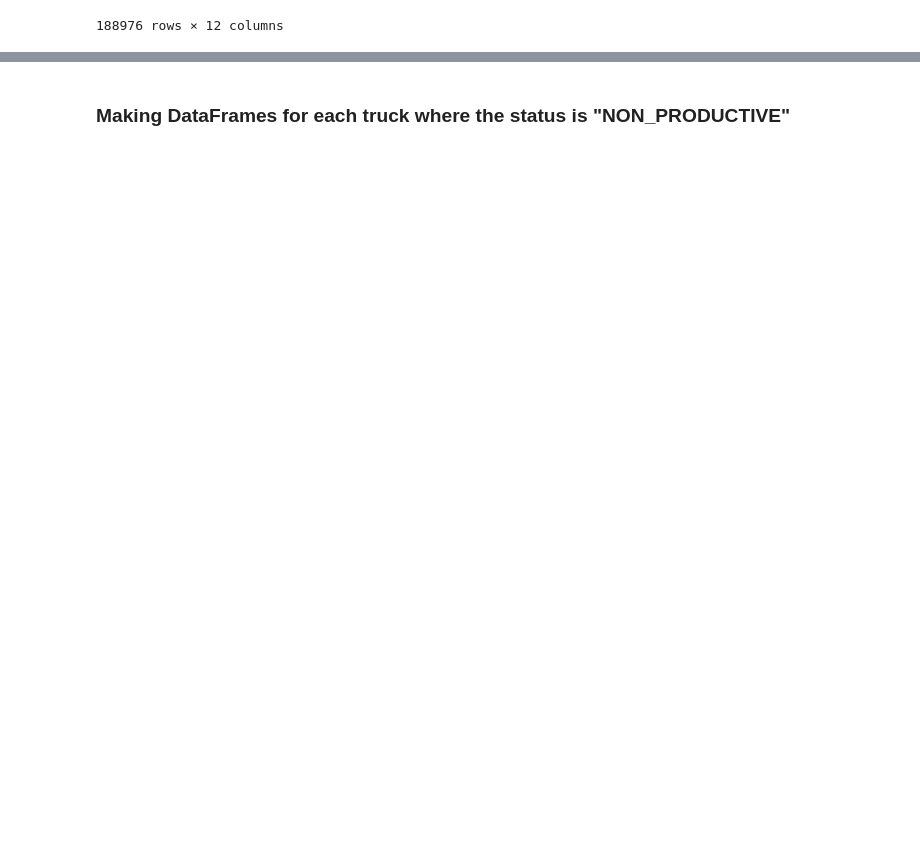
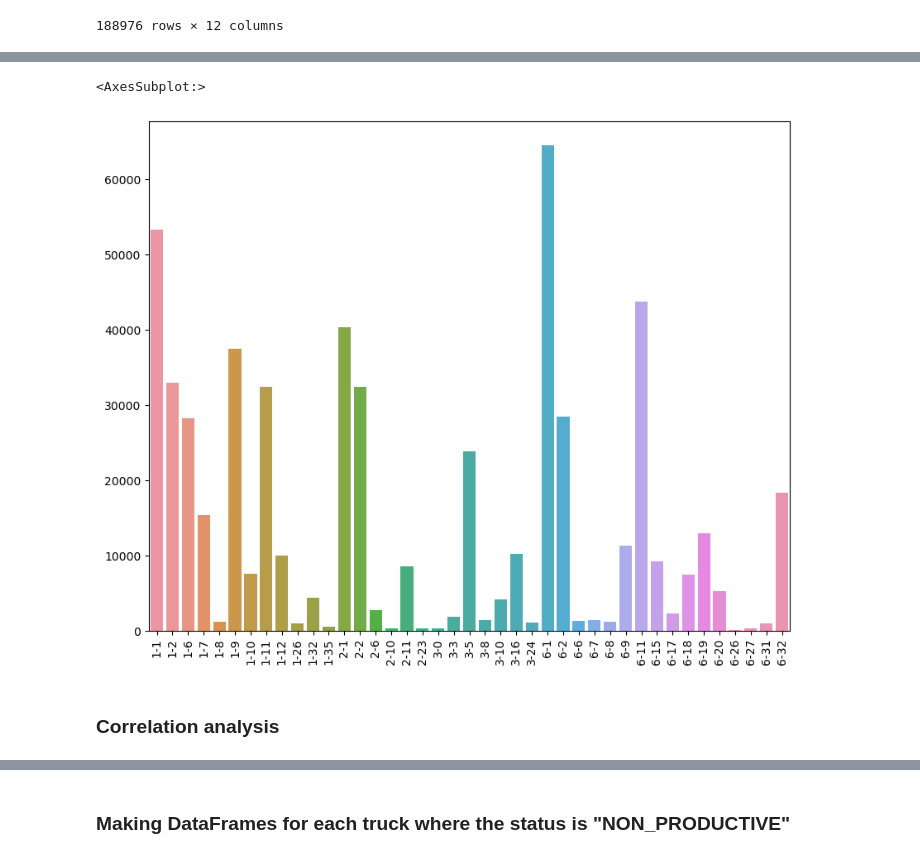
Before and after one commit to baumannkev/QDS_Hacks, a Jupyter notebook: Tracy_QDS_2023.ipynb, the cells around one changed output, grey strips where cells are left out. Drawn from its saved outputs; the diff is of its cells as text; code cells hidden in the pictures; blank space fills up the shorter version.

```diff
--- a/Tracy_QDS_2023.ipynb
+++ b/Tracy_QDS_2023.ipynb
@@ -307,0 +491,14 @@ print(len(df_copy['TRUCK_ID'].unique()))
+# %%
+# Create empty dictionary to hold shovel-dump combination (keys) and payload sum (values)
+
+payload_dict = {}
+
+# Loop through each unique value of shovel and dump to create combinations and calculate payload sum from unique payload values
+
+for shovel in np.sort(df_copy['SHOVEL_ID'].unique()).tolist():
+    for dump in np.sort(df_copy['DUMP_ID'].unique()).tolist():
+        temp_str = str(shovel) + "-" + str(dump)
+        temp_df = df_copy.loc[(df_copy['SHOVEL_ID'] == shovel) & (df_copy['DUMP_ID'] == dump)]
+        payload_dict.update({temp_str: sum(temp_df['PAYLOAD'].unique())})
+
+payload_dict
@@ -307,0 +523,5 @@ print(len(df_copy['TRUCK_ID'].unique()))
+# %%
+# Remove key-value pairs where the value is 0
+
+payload_dict_dropZeroes = {x:y for x,y in payload_dict.items() if y!=0}
+payload_dict_dropZeroes
@@ -307,0 +546,12 @@ print(len(df_copy['TRUCK_ID'].unique()))
+# %%
+keys = list(payload_dict_dropZeroes.keys())
+vals = [float(payload_dict_dropZeroes[k]) for k in keys]
+
+payload_plot = sns.barplot(x=keys, y=vals)
+payload_plot.set_xticklabels(payload_plot.get_xticklabels(), rotation=90)
+payload_plot
+# %% [output]
+<AxesSubplot:>
+[figure, added]
+# %% [markdown]
+### Correlation analysis
```
Also changed, not shown: parts of 31 cells of this notebook.
